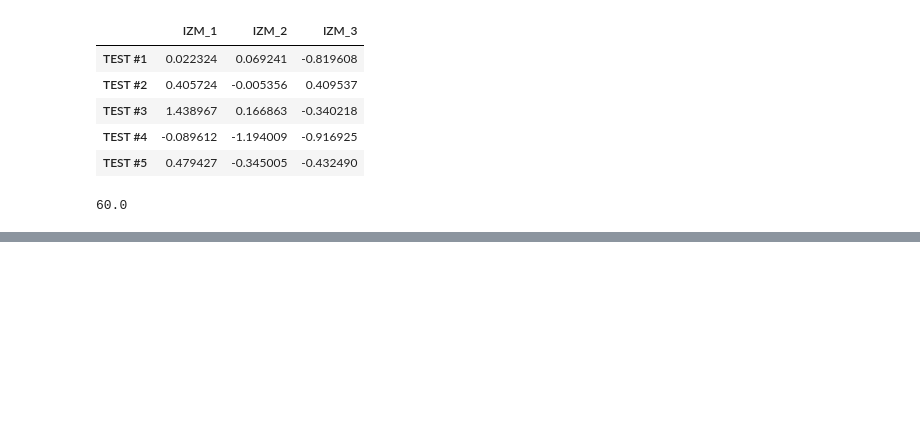
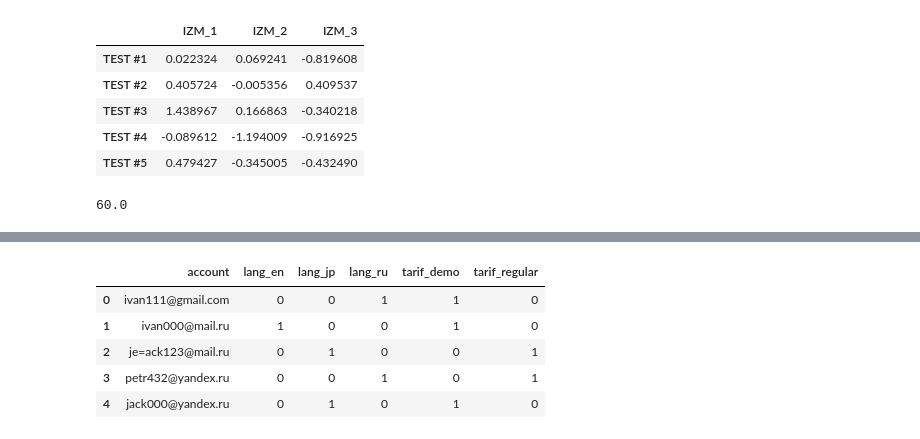
Before and after one commit to gbrs/basics_of_pandas, a Jupyter notebook: Pandas_basic.ipynb, the cells around one changed output, grey strips where cells are left out. Drawn from its saved outputs; the diff is of its cells as text; code cells hidden in the pictures; blank space fills up the shorter version.

```diff
--- a/Pandas_basic.ipynb
+++ b/Pandas_basic.ipynb
@@ -1573,0 +1578,7 @@ solution(df)
+# %%
+df = pd.DataFrame({
+        'account': {0: 'ivan111@gmail.com', 1: 'ivan000@mail.ru', 2: 'je=ack123@mail.ru', 3: 'petr432@yandex.ru', 4: 'jack000@yandex.ru'},
+        'lang': {0: 'ru', 1: 'en', 2: 'jp', 3: 'ru', 4: 'jp'},
+        'tarif': {0: 'demo', 1: 'demo', 2: 'regular', 3: np.nan, 4: 'demo'}
+    })
+df
@@ -1573,0 +1592,20 @@ solution(df)
+# %%
+df.tarif = df.tarif.fillna('regular')
+# %%
+df = pd.get_dummies(df, columns=['lang', 'tarif'])
+# %%
+def solution(_df):
+    # ваш код здесь)
+    result = _df.copy()
+    result.tarif = result.tarif.fillna('regular')
+    result = pd.get_dummies(result, columns=['lang', 'tarif'])
+    return result
+# %%
+solution(df)
+# %% [output]
+|  | account | lang_en | lang_jp | lang_ru | tarif_demo | tarif_regular |
+| 0 | ivan111@gmail.com | 0 | 0 | 1 | 1 | 0 |
+| 1 | ivan000@mail.ru | 1 | 0 | 0 | 1 | 0 |
+| 2 | je=ack123@mail.ru | 0 | 1 | 0 | 0 | 1 |
+| 3 | petr432@yandex.ru | 0 | 0 | 1 | 0 | 1 |
+| 4 | jack000@yandex.ru | 0 | 1 | 0 | 1 | 0 |
```
Also changed, not shown: parts of 4 cells of this notebook.
